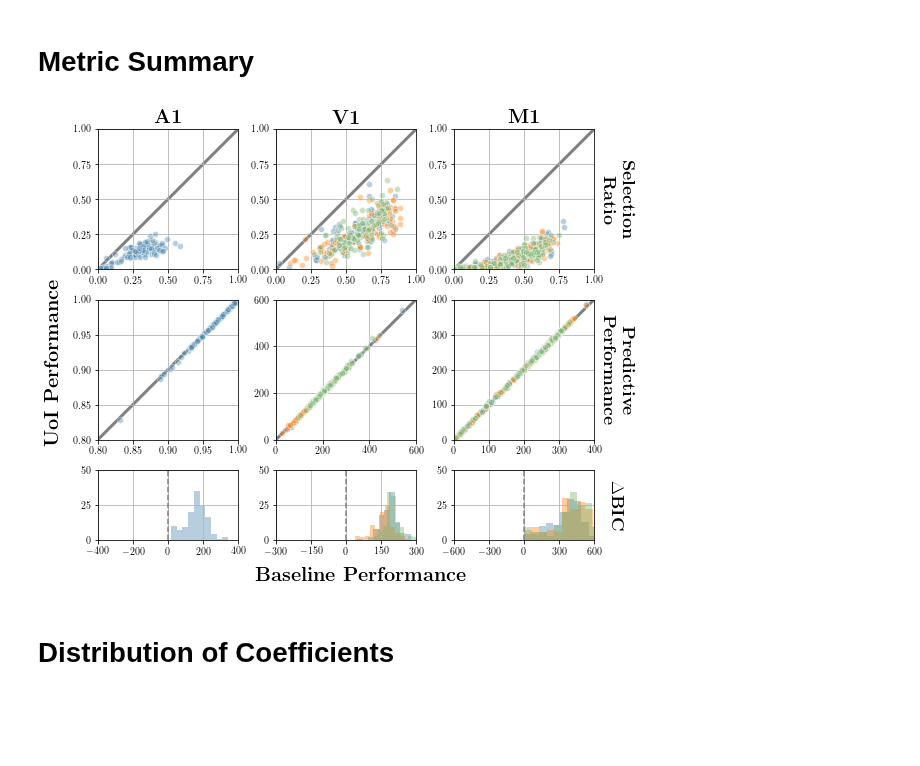
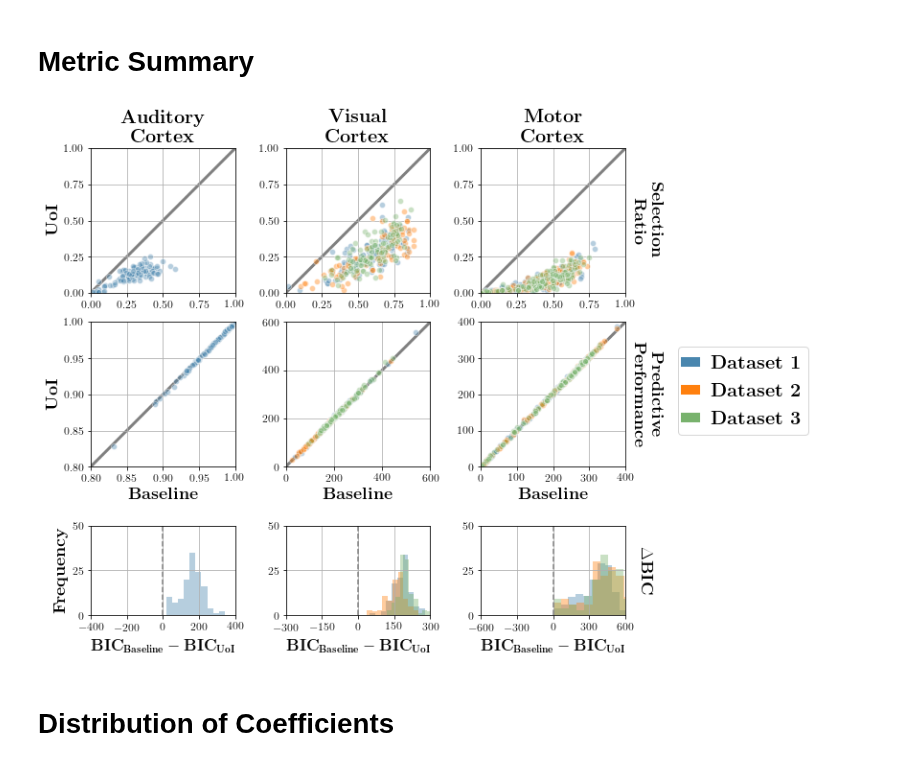
Before and after one commit to BouchardLab/neuroinference, a Jupyter notebook: notebooks/coupling/coupling_broad_analysis.ipynb, the cells around one changed output. Saved outputs shown, nothing was run; the diff lists cells and outputs as text; code cells hidden in the pictures; blank space fills up the shorter version.

Commit message:
updates to coupling / tuning plots

```diff
--- a/notebooks/coupling/coupling_broad_analysis.ipynb
+++ b/notebooks/coupling/coupling_broad_analysis.ipynb
@@ -50,10 +50,12 @@ m1_uoi_ccs = [np.median(m1_result['uoi_poisson_bic/coupling_coefs'], axis=0)
 colors = ['#4986ae', '#ff800e', '#78b26d']
 # %% [markdown]
 # Metric Summary
+# %%
+labels = [r'\textbf{Dataset 1}', r'\textbf{Dataset 2}', r'\textbf{Dataset 3}']
 # %%
-fig, axes = plt.subplots(3, 3,
-                         figsize=(8, 6.5),
-                         gridspec_kw={'height_ratios': [1, 1, 0.5]})
+fig, axes = plt.subplots(4, 3,
+                         figsize=(10, 9),
+                         gridspec_kw={'height_ratios': [1, 1, 0.05, 0.6]})
 
 # selection ratios
 axes[0, 0].scatter(
@@ -122,91 +124,107 @@ for ax in axes[:2].ravel():
     ax.set_aspect('equal')
     ax.grid('on')
     ax.set_axisbelow(True)
-    ax.tick_params(labelsize=10)
+    ax.tick_params(labelsize=12)
 
 # model parsimony
 plot_difference_distribution(a1_results['lasso'],
                              [a1_results['uoi_lasso_bic']],
                              metrics=['bics'],
-                             fax=(fig, np.array([[axes[2, 0]]])),
+                             fax=(fig, np.array([[axes[3, 0]]])),
                              color=colors[0],
                              alpha=0.4)
 
 [plot_difference_distribution(v1_results[idx]['glmnet_poisson'],
                              [v1_results[idx]['uoi_poisson_bic']],
                              metrics=['bics'],
-                             fax=(fig, np.array([[axes[2, 1]]])),
+                             fax=(fig, np.array([[axes[3, 1]]])),
                              color=colors[idx],
                              alpha=0.4) for idx in range(n_v1_fits)]
 
 [plot_difference_distribution(m1_results[idx]['glmnet_poisson'],
                              [m1_results[idx]['uoi_poisson_bic']],
                              metrics=['bics'],
-                             fax=(fig, np.array([[axes[2, 2]]])),
+                             fax=(fig, np.array([[axes[3, 2]]])),
                              color=colors[idx],
                              alpha=0.4) for idx in range(n_m1_fits)]
 
-axes[2, 0].set_xlim([-400, 400])
-axes[2, 0].set_xticks([-400, -200, 0, 200, 400])
-axes[2, 1].set_xlim([-300, 300])
-axes[2, 1].set_xticks([-300, -150, 0, 150, 300])
-axes[2, 2].set_xlim([-600, 600])
-axes[2, 2].set_xticks([-600, -300, 0, 300, 600])
+axes[3, 0].set_xlim([-400, 400])
+axes[3, 0].set_xticks([-400, -200, 0, 200, 400])
+axes[3, 1].set_xlim([-300, 300])
+axes[3, 1].set_xticks([-300, -150, 0, 150, 300])
+axes[3, 2].set_xlim([-600, 600])
+axes[3, 2].set_xticks([-600, -300, 0, 300, 600])
 
-for ax in axes[2]:
+for ax in axes[3]:
     ax.axvline(0, linestyle='--', color='gray')
+    ax.set_xlabel(r'$\textbf{BIC}_{\normalsize\textbf{Baseline}} - \textbf{BIC}_{\normalsize\textbf{UoI}}$',
+                  fontsize=17,
+                  labelpad=10)
     ax.set_ylim([0, 50])
     ax.set_yticks([0, 25, 50])
     ax.grid('on')
-    ax.tick_params(labelsize=10)
+    ax.tick_params(labelsize=12)
 
 # labels
-axes[0, 0].set_title(r'\textbf{A1}', fontsize=20)
-axes[0, 1].set_title(r'\textbf{V1}', fontsize=20)
-axes[0, 2].set_title(r'\textbf{M1}', fontsize=20)
+axes[0, 0].set_title(r'\textbf{Auditory}' '\n' r'\textbf{Cortex}', fontsize=20)
+axes[0, 1].set_title(r'\textbf{Visual}' '\n' r'\textbf{Cortex}', fontsize=20)
+axes[0, 2].set_title(r'\textbf{Motor}' '\n' r'\textbf{Cortex}', fontsize=20)
 
 # metric labels
 axes[0, -1].set_ylabel(
     r'\textbf{Selection}' '\n' r'\textbf{Ratio}',
     fontsize=18,
     labelpad=40,
     rotation=270)
 axes[1, -1].set_ylabel(
     r'\textbf{Predictive}' '\n' r'\textbf{Performance}',
     fontsize=18,
     labelpad=40,
     rotation=270)
-axes[2, -1].set_ylabel(
+axes[3, -1].set_ylabel(
     r'$\Delta$\textbf{BIC}',
     fontsize=18,
     labelpad=30,
     rotation=270)
 axes[0, -1].yaxis.set_label_position('right')
 axes[1, -1].yaxis.set_label_position('right')
-axes[2, -1].yaxis.set_label_position('right')
+axes[3, -1].yaxis.set_label_position('right')
 
 fig_invert = fig.transFigure.inverted()
 middle_x, _ = fig_invert.transform(axes[-1, 1].transAxes.transform([0.5, 0.]))
 _, middle_y = fig_invert.transform(axes[1, 1].transAxes.transform([0., 0.5]))
-fig.text(
-    x=middle_x, y=-0.02,
-    s=r'\textbf{Baseline Performance}',
-    fontsize=20,
-    horizontalalignment='center',
-    verticalalignment='center')
 
-fig.text(
-    x=-0.02, y=middle_y,
-    s=r'\textbf{UoI Performance}',
-    fontsize=20,
-    rotation=90,
-    horizontalalignment='center',
-    verticalalignment='center')
+for ax in axes[2]:
+    ax.axis('off')
 
-plt.tight_layout()
+axes[0, 0].set_ylabel(r'\textbf{UoI}', fontsize=18)
+axes[1, 0].set_ylabel(r'\textbf{UoI}', fontsize=18)
+axes[3, 0].set_ylabel(r'\textbf{Frequency}', fontsize=18)
+for ax in axes[1]:
+    ax.set_xlabel(r'\textbf{Baseline}', fontsize=18)
+
+axes[1, -1].plot([], [],
+                  color=colors[0],
+                  linewidth=10,
+                  label=labels[0])
+axes[1, -1].plot([], [],
+                  color=colors[1],
+                  linewidth=10,
+                  label=labels[1])
+axes[1, -1].plot([], [], color=colors[2],
+                  linewidth=10,
+                  label=labels[2])
+
+axes[1, -1].legend(bbox_to_anchor=(1.3, 0.9),
+                   prop={'size': 20},
+                   handlelength=0.5)
+
+plt.subplots_adjust(hspace=0.25,
+                    wspace=0.35)
+
 plt.savefig('figure4a.pdf', bbox_inches='tight')
 # %% [output]
-[figure, old version]
+[figure, new version]
 # %% [markdown]
 # Distribution of Coefficients
 # %%
```
Also changed, not shown: parts of 1 cell of this notebook, 1 other file.
